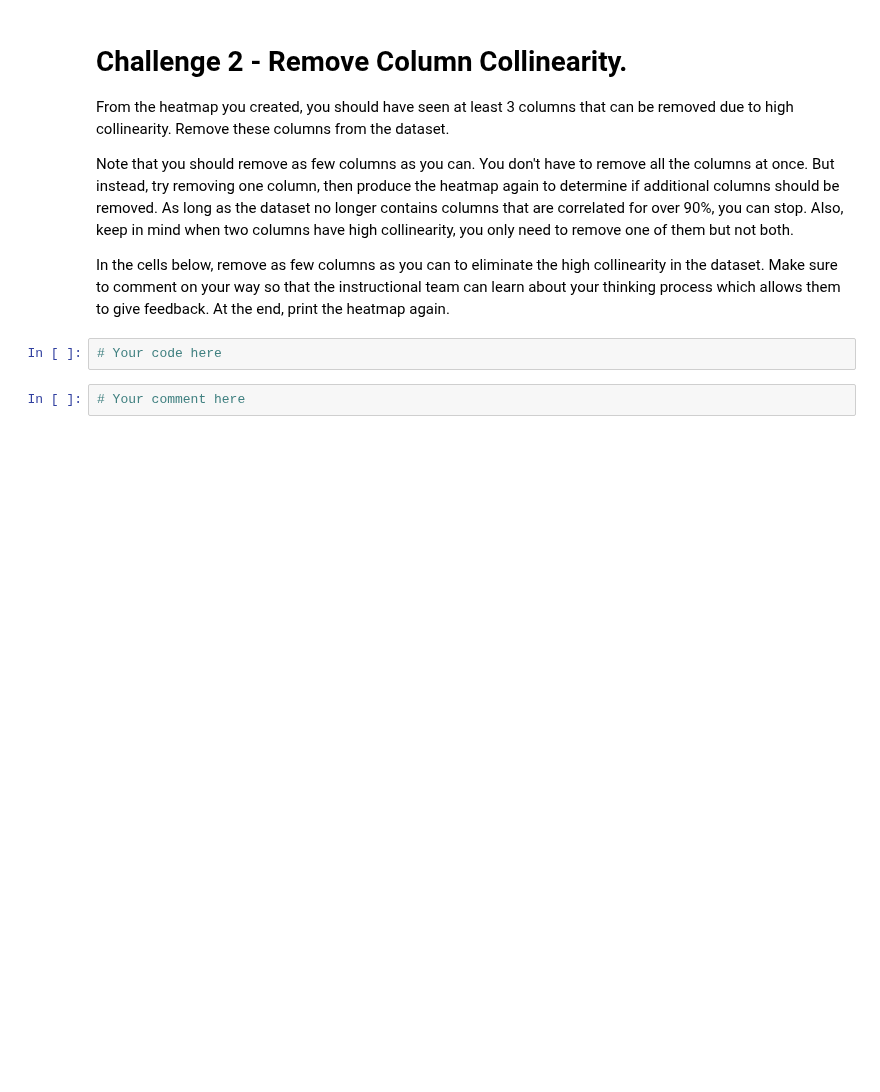
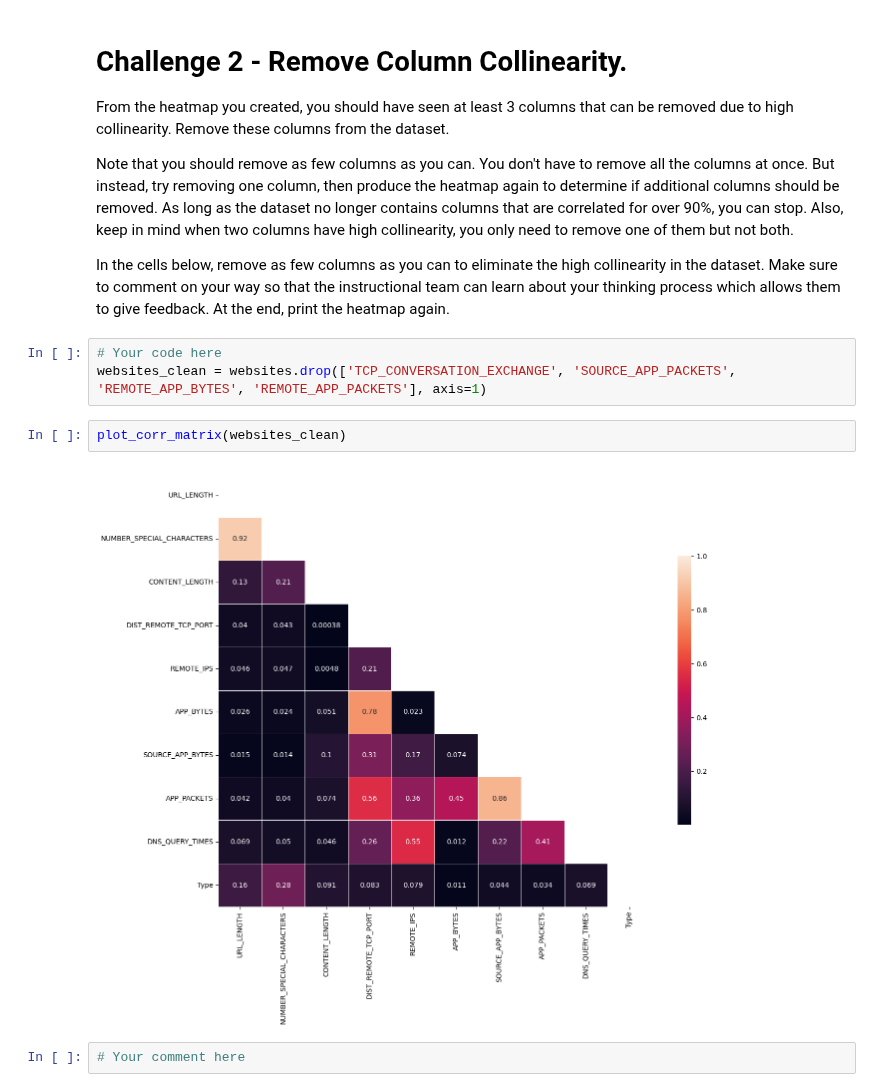
Before and after one commit to ta-data-lis/lab-supervised-learning, a Jupyter notebook: your-code/main.ipynb, the cells around one changed output. Drawn from its saved outputs; the diff is of its cells as text; blank space fills up the shorter version.

```diff
--- a/your-code/main.ipynb
+++ b/your-code/main.ipynb
@@ -64,6 +161,11 @@ Note that you should remove as few columns as you can. You don't have to remove
 In the cells below, remove as few columns as you can to eliminate the high collinearity in the dataset. Make sure to comment on your way so that the instructional team can learn about your thinking process which allows them to give feedback. At the end, print the heatmap again.
 # %%
 # Your code here
+websites_clean = websites.drop(['TCP_CONVERSATION_EXCHANGE', 'SOURCE_APP_PACKETS', 'REMOTE_APP_BYTES', 'REMOTE_APP_PACKETS'], axis=1)
+# %%
+plot_corr_matrix(websites_clean)
+# %% [output]
+[figure, added]
 # %%
 # Your comment here
 # %%
```
Also changed, not shown: parts of 48 cells of this notebook.
